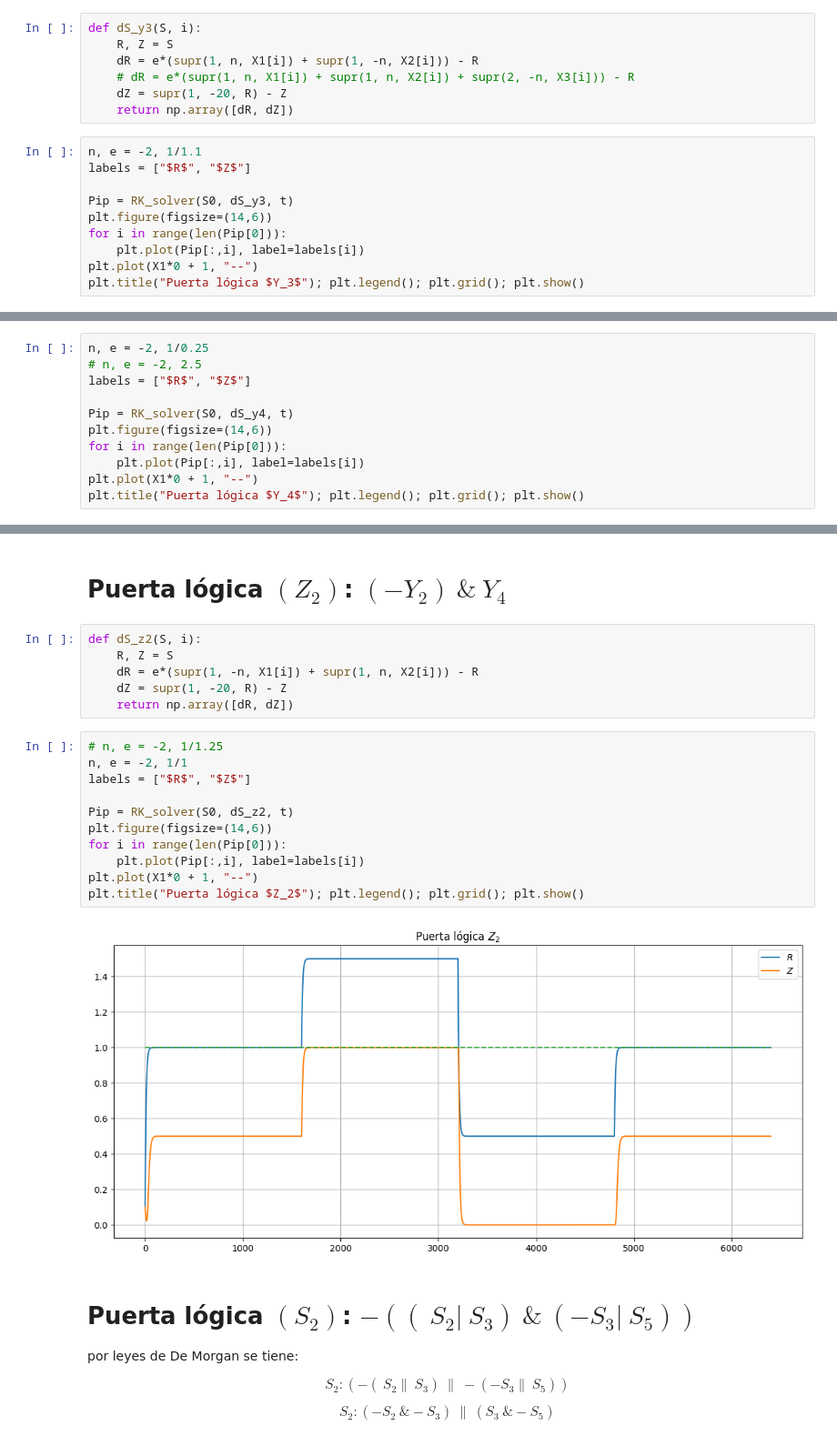
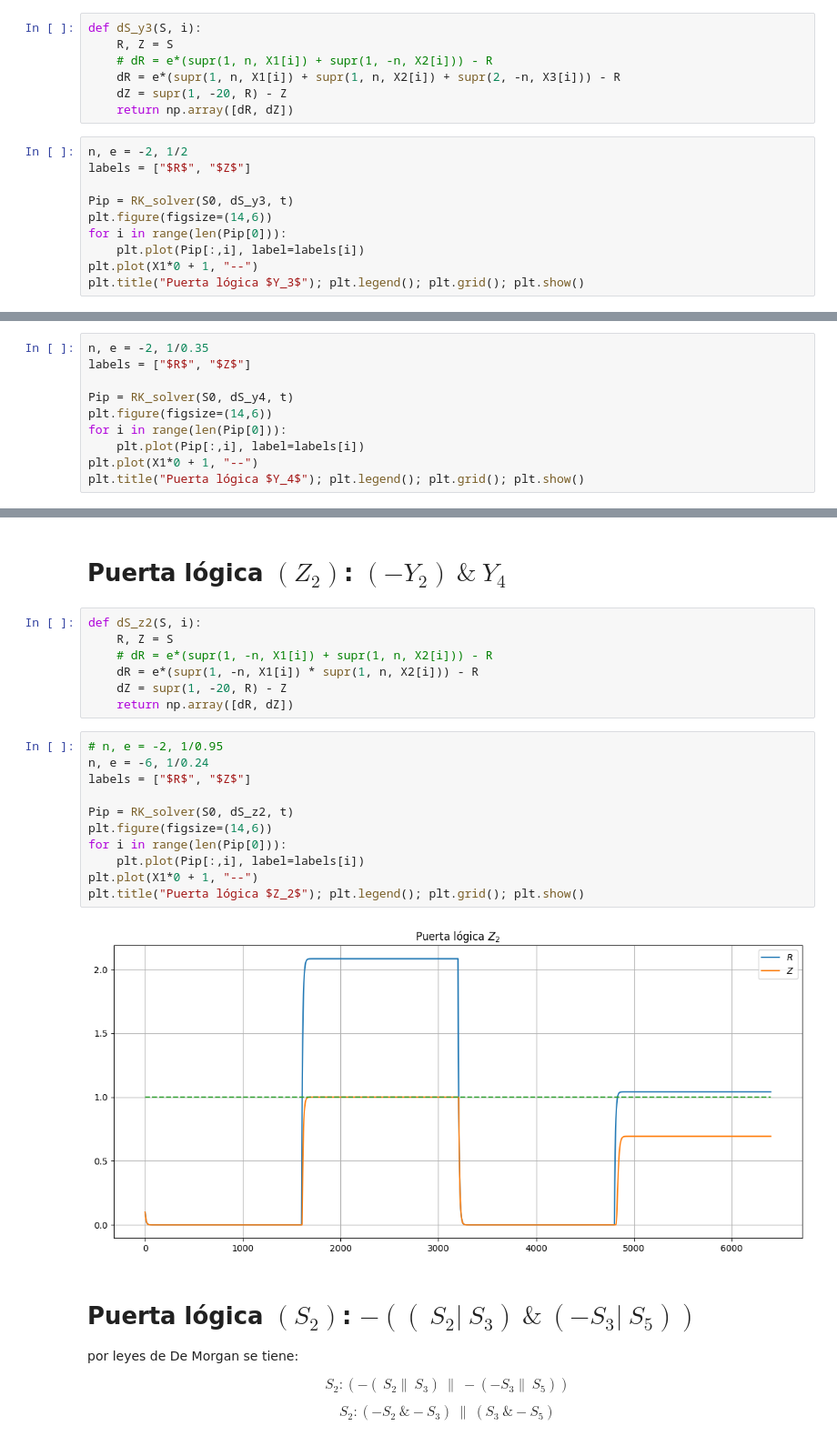
Before and after one commit to joshbrx/biomath_model, a Jupyter notebook: puertas_logicas.ipynb, the cells around one changed output, grey strips where cells are left out. Shown at 91% size. Cells and saved outputs as stored; diff of their text form.

```diff
--- a/puertas_logicas.ipynb
+++ b/puertas_logicas.ipynb
@@ -97,12 +97,12 @@ plt.title("Puerta lógica $Y_2$"); plt.legend(); plt.grid(); plt.show()
 # %%
 def dS_y3(S, i):
     R, Z = S
-    dR = e*(supr(1, n, X1[i]) + supr(1, -n, X2[i])) - R
-    # dR = e*(supr(1, n, X1[i]) + supr(1, n, X2[i]) + supr(2, -n, X3[i])) - R
+    # dR = e*(supr(1, n, X1[i]) + supr(1, -n, X2[i])) - R
+    dR = e*(supr(1, n, X1[i]) + supr(1, n, X2[i]) + supr(2, -n, X3[i])) - R
     dZ = supr(1, -20, R) - Z
     return np.array([dR, dZ])
 # %%
-n, e = -2, 1/1.1
+n, e = -2, 1/2
 labels = ["$R$", "$Z$"]
 
 Pip = RK_solver(S0, dS_y3, t)
@@ -122,8 +122,7 @@ def dS_y4(S, i):
     dZ = supr(1, -20, R) - Z
     return np.array([dR, dZ])
 # %%
-n, e = -2, 1/0.25
-# n, e = -2, 2.5
+n, e = -2, 1/0.35
 labels = ["$R$", "$Z$"]
 
 Pip = RK_solver(S0, dS_y4, t)
@@ -139,22 +138,23 @@ plt.title("Puerta lógica $Y_4$"); plt.legend(); plt.grid(); plt.show()
 # %%
 def dS_z2(S, i):
     R, Z = S
-    dR = e*(supr(1, -n, X1[i]) + supr(1, n, X2[i])) - R
+    # dR = e*(supr(1, -n, X1[i]) + supr(1, n, X2[i])) - R
+    dR = e*(supr(1, -n, X1[i]) * supr(1, n, X2[i])) - R
     dZ = supr(1, -20, R) - Z
     return np.array([dR, dZ])
 # %%
-# n, e = -2, 1/1.25
-n, e = -2, 1/1
+# n, e = -2, 1/0.95
+n, e = -6, 1/0.24
 labels = ["$R$", "$Z$"]
 
 Pip = RK_solver(S0, dS_z2, t)
 plt.figure(figsize=(14,6))
 for i in range(len(Pip[0])):
     plt.plot(Pip[:,i], label=labels[i])
 plt.plot(X1*0 + 1, "--")
 plt.title("Puerta lógica $Z_2$"); plt.legend(); plt.grid(); plt.show()
 # %% [output]
-[figure, old version]
+[figure, new version]
 # %% [markdown]
 # Puerta lógica $(S_2)$: $-((\ S_2 |\ S_3)\ \&\ (-S_3|\ S_5))$
 
```
Also changed, not shown: parts of 13 cells of this notebook.
